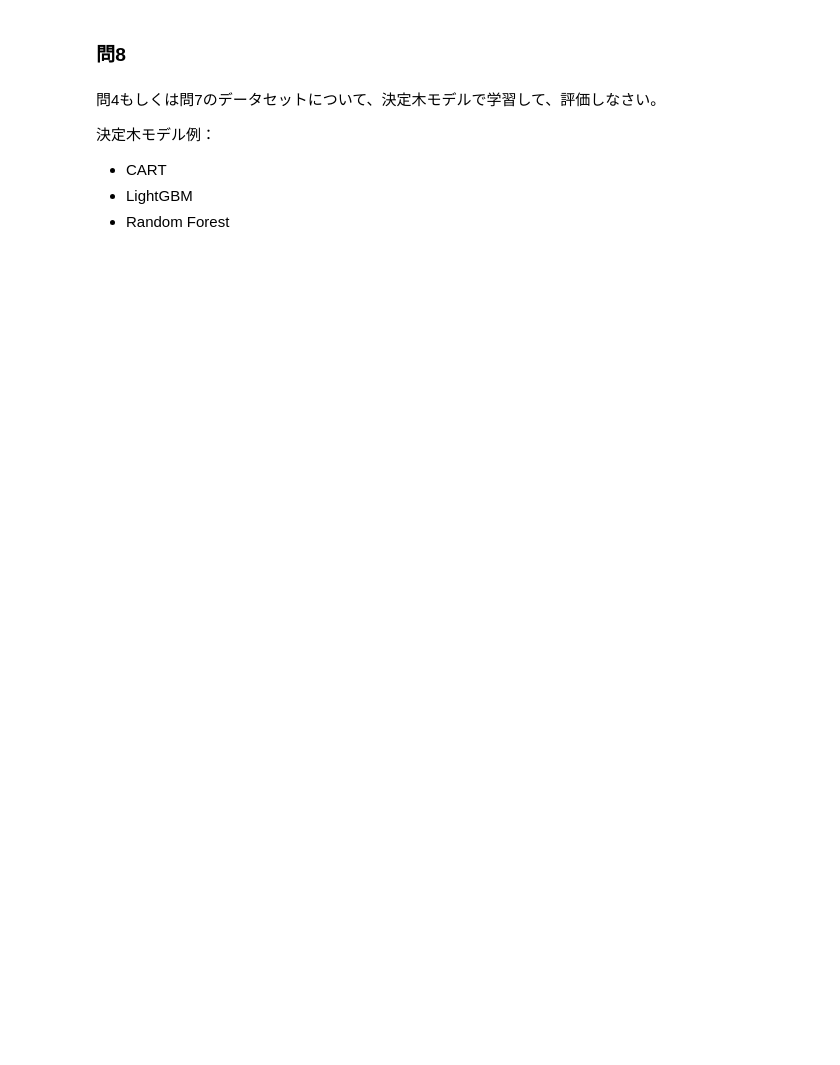
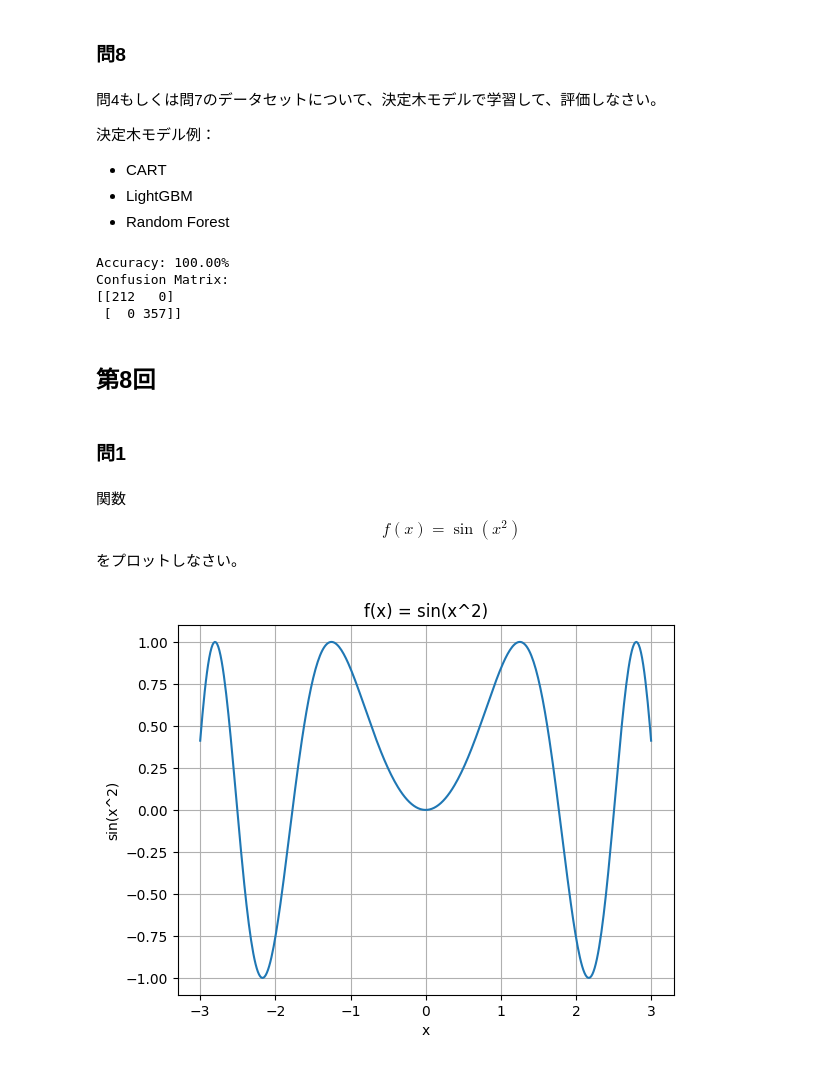
Before and after one commit to OrlyIdeate/deep-learning, a Jupyter notebook: spring_exercise_assignment.ipynb, the cells around one changed output. Drawn from its saved outputs; the diff is of its cells as text; code cells hidden in the pictures; blank space fills up the shorter version.

```diff
--- a/spring_exercise_assignment.ipynb
+++ b/spring_exercise_assignment.ipynb
@@ -711,3 +770,44 @@ tensor([[-9.1496e-02, -1.0528e-01],
 - CART
 - LightGBM
 - Random Forest
+# %%
+from sklearn.tree import DecisionTreeClassifier
+
+dt = DecisionTreeClassifier()
+dt.fit(X, y)
+pred_dt = dt.predict(X)
+cm_dt = confusion_matrix(y, pred_dt)
+accuracy_dt = (pred_dt == y).mean()
+print(f"Accuracy: {accuracy_dt*100:.2f}%")
+print("Confusion Matrix:")
+print(cm_dt)
+# %% [output]
+Accuracy: 100.00%
+Confusion Matrix:
+[[212   0]
+ [  0 357]]
+# %% [markdown]
+## 第8回
+# %% [markdown]
+### 問1
+# %% [markdown]
+関数
+$$
+f(x) = \sin{(x^2)}
+$$
+をプロットしなさい。
+# %%
+import numpy as np
+import matplotlib.pyplot as plt
+
+x = np.linspace(-3, 3, 400)
+y = np.sin(x ** 2)
+
+plt.plot(x, y)
+plt.xlabel("x")
+plt.ylabel("sin(x^2)")
+plt.title("f(x) = sin(x^2)")
+plt.grid(True)
+plt.show()
+# %% [output]
+[figure, added]
```
Also changed, not shown: parts of 23 cells of this notebook.
